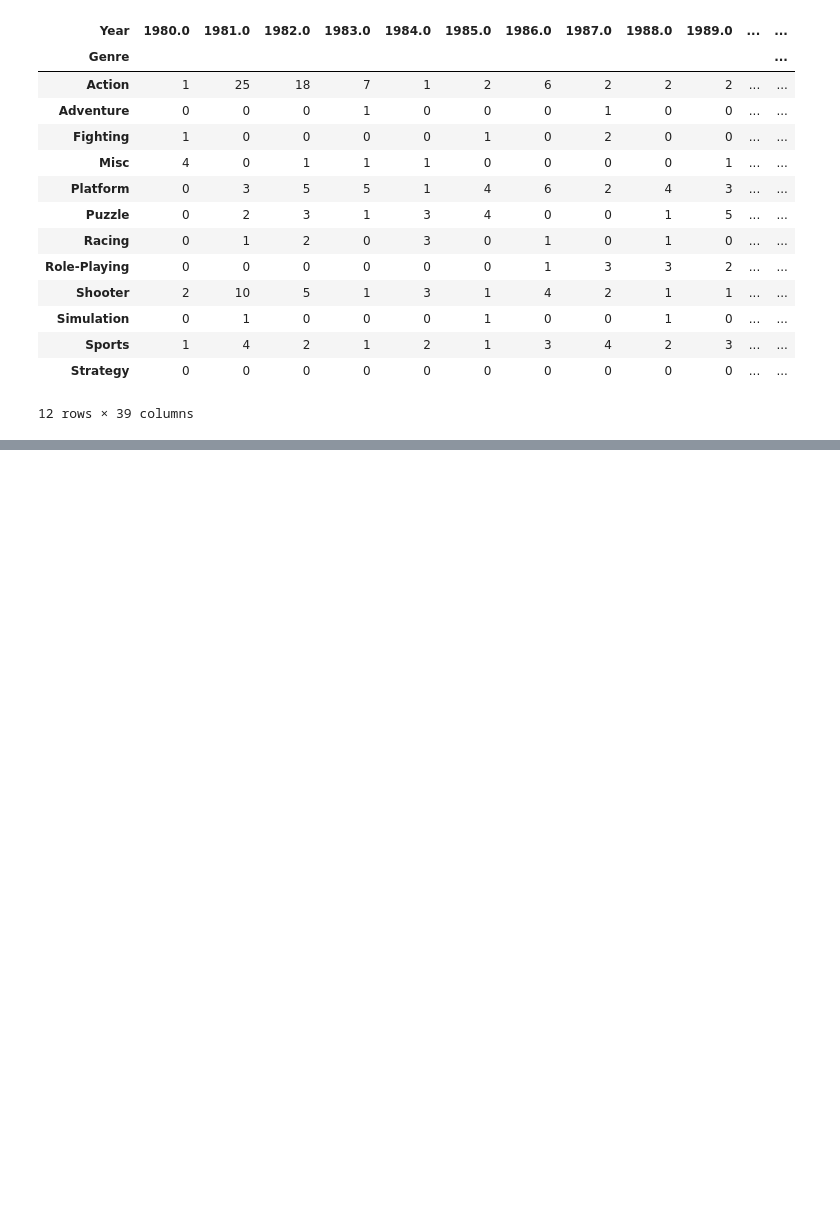
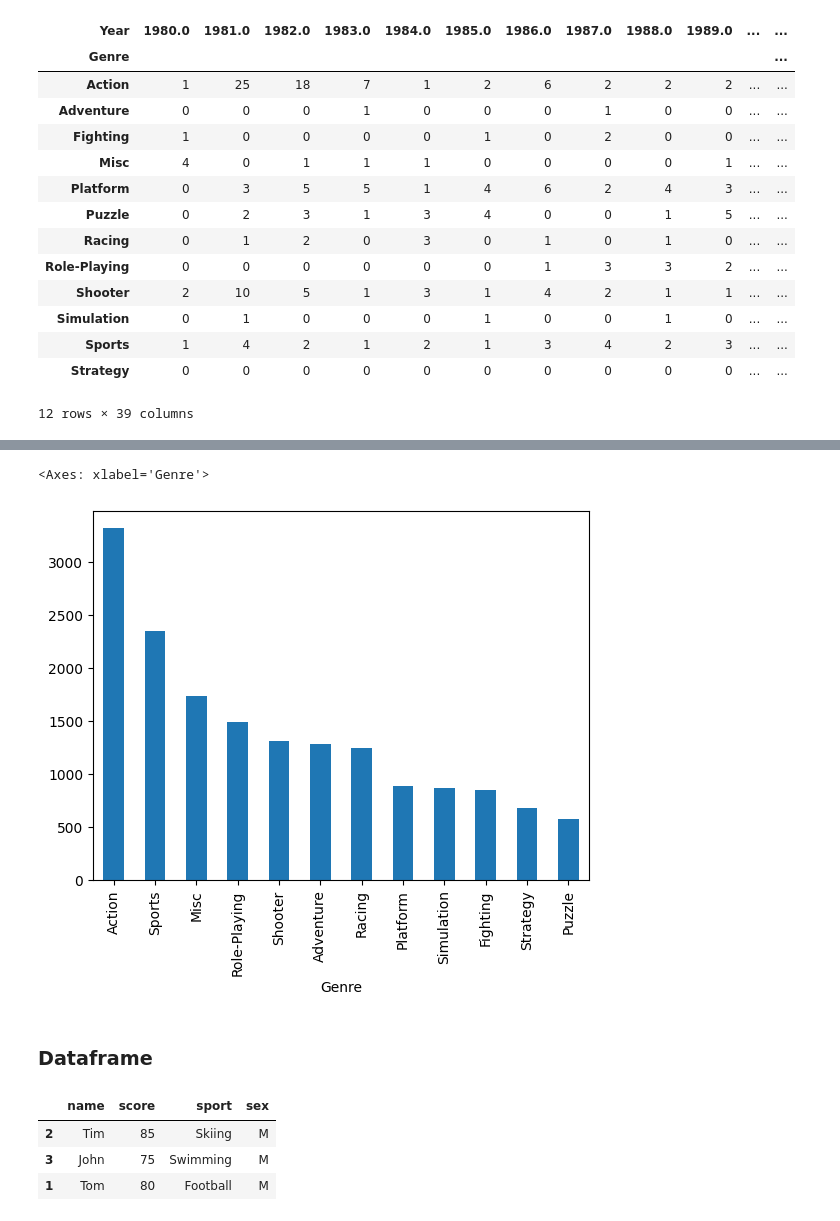
Before and after one commit to gghimire2041/pandas-ultimate-exercise, a Jupyter notebook: 01-pandas-series.ipynb, the cells around one changed output, grey strips where cells are left out. Saved outputs shown, nothing was run; the diff lists cells and outputs as text; code cells hidden in the pictures; blank space fills up the shorter version.

```diff
--- a/01-pandas-series.ipynb
+++ b/01-pandas-series.ipynb
@@ -216,0 +226,7 @@ pd.crosstab(games.Genre, games.Year)
+# %%
+games.Genre.value_counts().plot(kind="bar")
+# %% [output]
+<Axes: xlabel='Genre'>
+[figure, added]
+# %% [markdown]
+### Dataframe
@@ -216,0 +242,7 @@ pd.crosstab(games.Genre, games.Year)
+# %%
+df.sample(3)
+# %% [output]
+|  | name | score | sport | sex |
+| 2 | Tim | 85 | Skiing | M |
+| 3 | John | 75 | Swimming | M |
+| 1 | Tom | 80 | Football | M |
```
Also changed, not shown: parts of 18 cells of this notebook.
